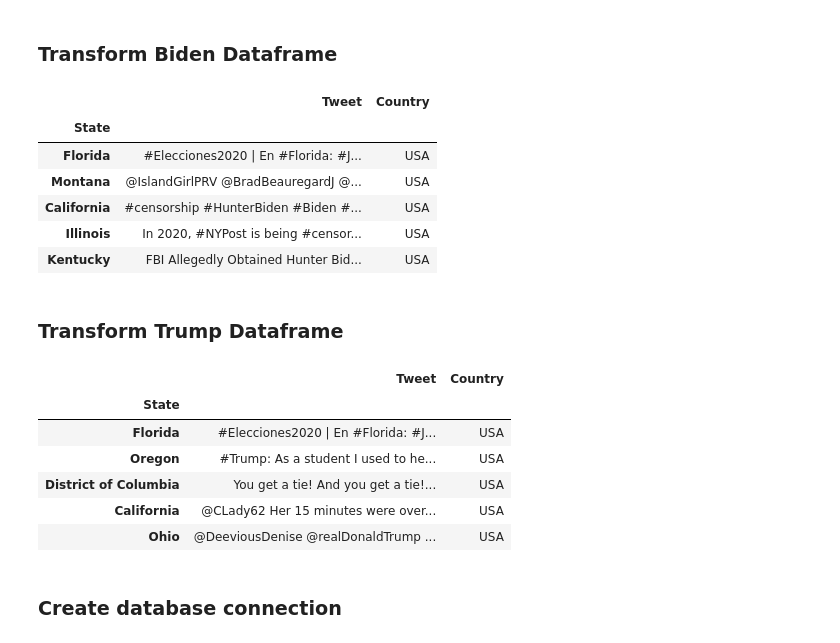
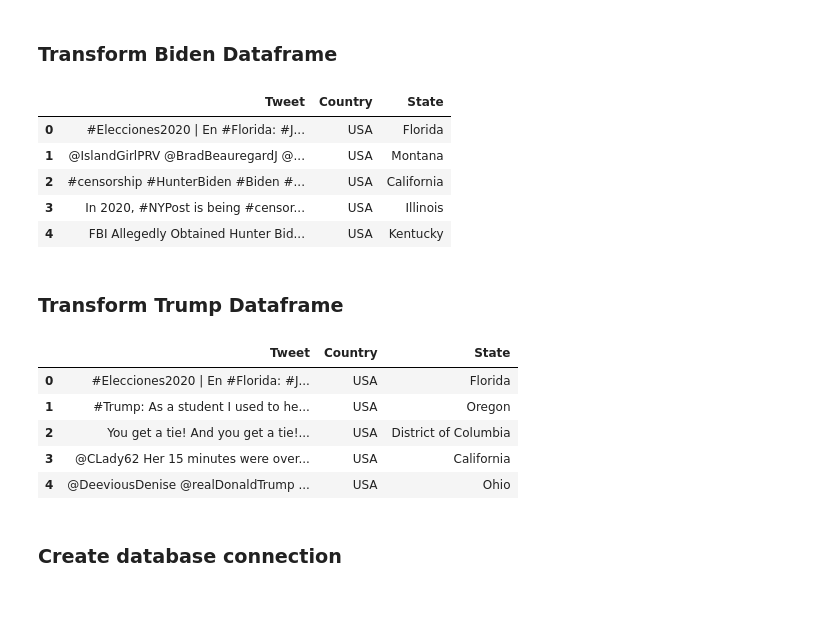
Before and after one commit to tanvi-12/ETL-Project, a Jupyter notebook: ETL.ipynb, the cells around one changed output. Saved outputs shown, nothing was run; the diff lists cells and outputs as text; code cells hidden in the pictures; blank space fills up the shorter version.

```diff
--- a/ETL.ipynb
+++ b/ETL.ipynb
@@ -109,24 +109,22 @@ votes_transformed
 # %%
 # Create a filtered dataframe from specific columns
 biden_cols = ["tweet", "country", "state"]
 biden_transformed = biden_df[biden_cols].copy()
 
 # Rename the column headers
 biden_transformed = biden_transformed.rename(columns={"tweet": "Tweet",
                                                      "country": "Country",
                                                       "state": "State"
                                                      })
 
-biden_transformed.set_index("State", inplace=True)
 biden_transformed.head()
 # %% [output]
-|  | Tweet | Country |
-| State |  |  |
-| Florida | #Elecciones2020 | En #Florida: #J... | USA |
-| Montana | @IslandGirlPRV @BradBeauregardJ @... | USA |
-| California | #censorship #HunterBiden #Biden #... | USA |
-| Illinois | In 2020, #NYPost is being #censor... | USA |
-| Kentucky | FBI Allegedly Obtained Hunter Bid... | USA |
+|  | Tweet | Country | State |
+| 0 | #Elecciones2020 | En #Florida: #J... | USA | Florida |
+| 1 | @IslandGirlPRV @BradBeauregardJ @... | USA | Montana |
+| 2 | #censorship #HunterBiden #Biden #... | USA | California |
+| 3 | In 2020, #NYPost is being #censor... | USA | Illinois |
+| 4 | FBI Allegedly Obtained Hunter Bid... | USA | Kentucky |
 # %% [markdown]
 ### Transform Trump Dataframe
 # %%
@@ -140,16 +138,14 @@ trump_transformed = trump_transformed.rename(columns={"tweet": "Tweet",
                                                       "state": "State"
                                                      })
 
-trump_transformed.set_index("State", inplace=True)
 trump_transformed.head()
 # %% [output]
-|  | Tweet | Country |
-| State |  |  |
-| Florida | #Elecciones2020 | En #Florida: #J... | USA |
-| Oregon | #Trump: As a student I used to he... | USA |
-| District of Columbia | You get a tie! And you get a tie!... | USA |
-| California | @CLady62 Her 15 minutes were over... | USA |
-| Ohio | @DeeviousDenise @realDonaldTrump ... | USA |
+|  | Tweet | Country | State |
+| 0 | #Elecciones2020 | En #Florida: #J... | USA | Florida |
+| 1 | #Trump: As a student I used to he... | USA | Oregon |
+| 2 | You get a tie! And you get a tie!... | USA | District of Columbia |
+| 3 | @CLady62 Her 15 minutes were over... | USA | California |
+| 4 | @DeeviousDenise @realDonaldTrump ... | USA | Ohio |
 # %% [markdown]
 ### Create database connection
 # %%
```
Also changed, not shown: parts of 1 cell of this notebook, 3 other files.
